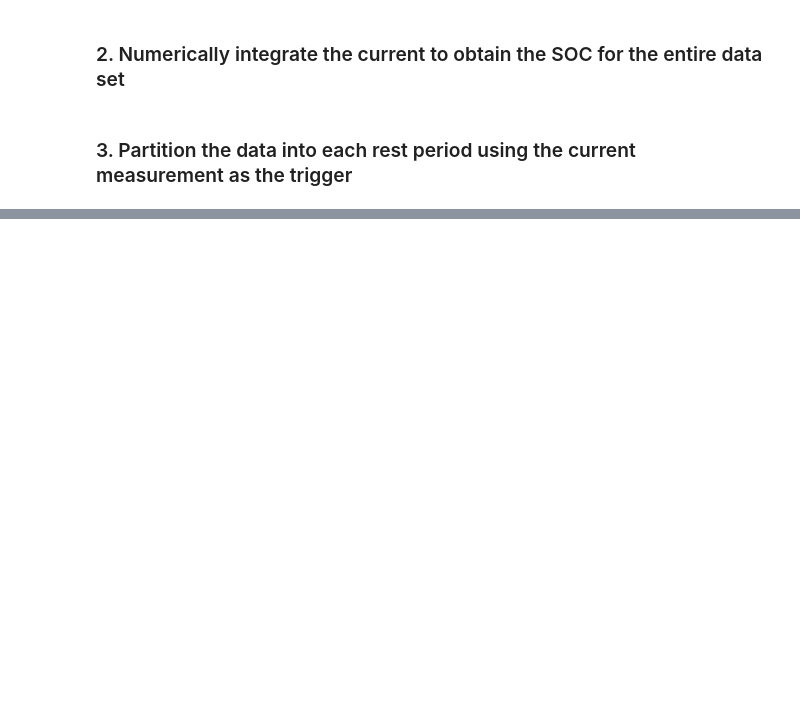
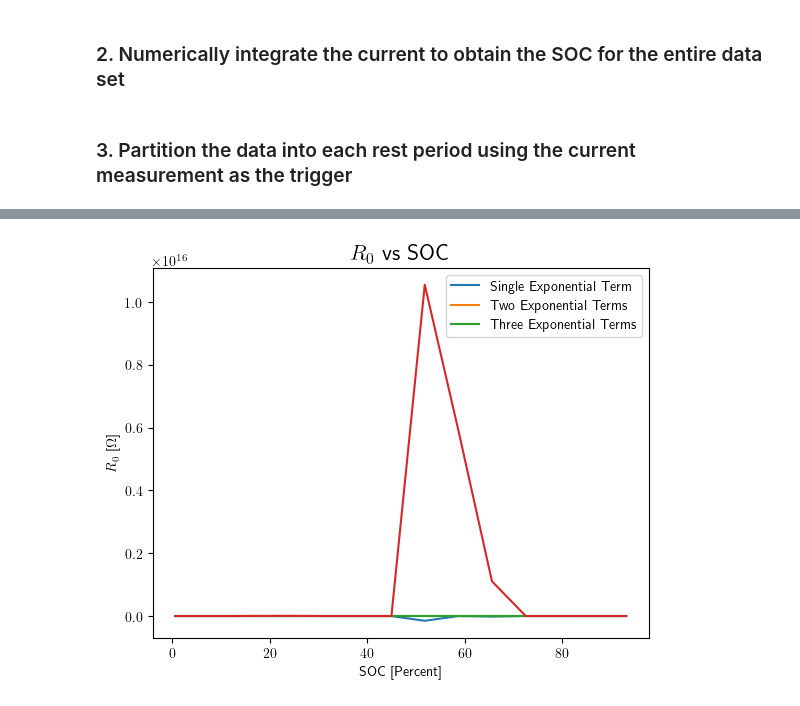
Before and after one commit to benlucke1/aem566, a Jupyter notebook: project3/aem566_project3_main.ipynb, the cells around one changed output, grey strips where cells are left out. Saved outputs shown, nothing was run; the diff lists cells and outputs as text; code cells hidden in the pictures; blank space fills up the shorter version.

```diff
--- a/project3/aem566_project3_main.ipynb
+++ b/project3/aem566_project3_main.ipynb
@@ -26,7 +23,7 @@ plt.plot(data['v'])
 # %% [markdown]
 ### 2. Numerically integrate the current to obtain the SOC for the entire data set
 # %%
-soc_full = simpson(data['i'], dx = 10)
+Q = simpson(y = data['i'], x = data.index[:])
 # %% [markdown]
 ### 3. Partition the data into each rest period using the current measurement as the trigger
 # %%
@@ -147,6 +87,0 @@ for k, (start, end) in enumerate(pairs):
-# %%
-# Get initial guesses of parameters OCV, R0, R1, and tau_1 for each rest period
-initial_estimates = np.zeros((len(pairs[:,0]), 4))
-for k in range(len(pairs[:,0])):
-    ocv_est, r0_est, (_, r1_est), tau1_est = initial_estimate_ocv(*pairs[k]), initial_estimate_r0(*pairs[k]),  initial_estimate_r1(*pairs[k]),  initial_estimate_tau1(*pairs[k])
-    initial_estimates[k] = ocv_est, r0_est, r1_est, tau1_est
@@ -201,0 +252,71 @@ array([480, 821])
+# %%
+SOC = 1
+SOC_vals = []
+for k, pair in enumerate(pairs):
+    if k == 0:
+        discharge = simpson(y = data.iloc[0:pair[1], 2], dx = 1)/Q
+    else:
+        discharge = simpson(y = data.iloc[pairs[k-1][1]:pairs[k][1], 2], dx = 1)/Q
+    SOC -= discharge
+    SOC_vals.append(SOC)
+SOC_vals = np.array(SOC_vals)*100
+# %%
+fig, ax1 = plt.subplots()
+ax1.plot(SOC_vals, least_squares_params_single[:,1],label='Single Exponential Term')
+ax1.plot(SOC_vals, least_squares_params_two_terms[:,1],label='Two Exponential Terms')
+ax1.plot(SOC_vals, least_squares_params_three_terms[:,1],label='Three Exponential Terms')
+ax1.set_title('$R_0$ vs SOC',fontsize=16)
+ax1.set_xlabel(r'SOC [Percent]')
+ax1.set_ylabel('$R_0$ [$\Omega$]')
+plt.legend()
+
+fig, ax2 = plt.subplots()
+ax1.plot(SOC_vals, least_squares_params_single[:,2],label='Single Exponential Term')
+ax2.plot(SOC_vals, least_squares_params_two_terms[:,2],label='Two Exponential Terms')
+ax2.plot(SOC_vals, least_squares_params_three_terms[:,2],label='Three Exponential Terms')
+ax2.set_title('$R_1$ vs SOC',fontsize=16)
+ax2.set_xlabel(r'SOC [Percent]')
+ax2.set_ylabel('$R_1$ [$\Omega$]')
+plt.legend()
+
+
+fig, ax3 = plt.subplots()
+ax3.plot(SOC_vals, least_squares_params_two_terms[:,3],label='Two Exponential Terms')
+ax3.plot(SOC_vals, least_squares_params_three_terms[:,3],label='Three Exponential Terms')
+ax3.set_title('$R_2$ vs SOC',fontsize=16)
+ax3.set_xlabel(r'SOC [Percent]')
+ax3.set_ylabel('$R_2$ [$\Omega$]')
+plt.legend()
+
+fig, ax4 = plt.subplots()
+ax4.plot(SOC_vals, least_squares_params_three_terms[:,4],label='Three Exponential Terms')
+ax4.set_title('$R_3$ vs SOC',fontsize=16)
+ax4.set_xlabel(r'SOC [Percent]')
+ax4.set_ylabel('$R_3$ [$\Omega$]')
+plt.legend()
+
+fig, ax5 = plt.subplots()
+ax5.plot(SOC_vals, least_squares_params_single[:,3],label='Single Exponential Term')
+ax5.plot(SOC_vals, least_squares_params_two_terms[:,4],label='Two Exponential Terms')
+ax5.plot(SOC_vals, least_squares_params_three_terms[:,5],label='Three Exponential Terms')
+ax5.set_title(r'$\tau_1$ vs SOC',fontsize=16)
+ax5.set_xlabel(r'SOC [Percent]')
+ax5.set_ylabel(r'$\tau_1 [s]$')
+plt.legend()
+
+fig, ax6 = plt.subplots()
+
+ax6.plot(SOC_vals, least_squares_params_two_terms[:,5],label='Two Exponential Terms')
+ax6.plot(SOC_vals, least_squares_params_three_terms[:,6],label='Three Exponential Terms')
+ax6.set_title(r'$\tau_2$ vs SOC',fontsize=16)
+ax6.set_xlabel(r'SOC [Percent]')
+ax6.set_ylabel(r'$\tau_2 [s]$')
+plt.legend()
+
+fig, ax7 = plt.subplots()
+ax7.plot(SOC_vals, least_squares_params_three_terms[:,7],label='Three Exponential Terms')
+ax7.set_title(r'$\tau_3$ vs SOC',fontsize=16)
+ax7.set_xlabel(r'SOC [Percent]')
+ax7.set_ylabel(r'$\tau_3 [s]$')
+plt.legend()
+# %% [output]
@@ -201,0 +324 @@ array([480, 821])
+[figure, added]
```
Also changed, not shown: parts of 23 cells of this notebook.
